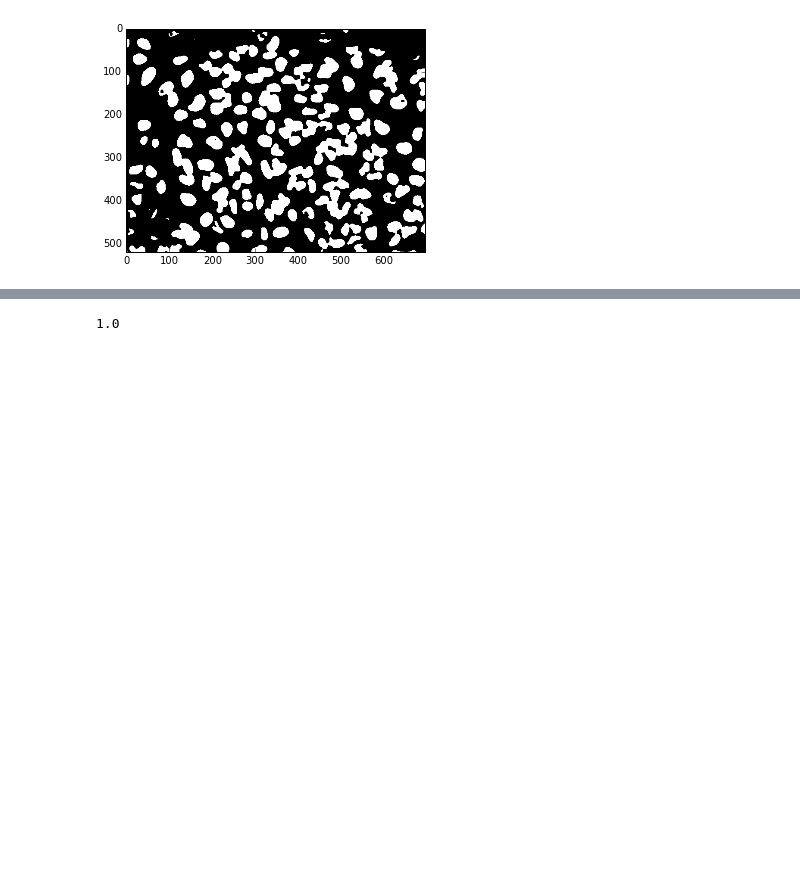
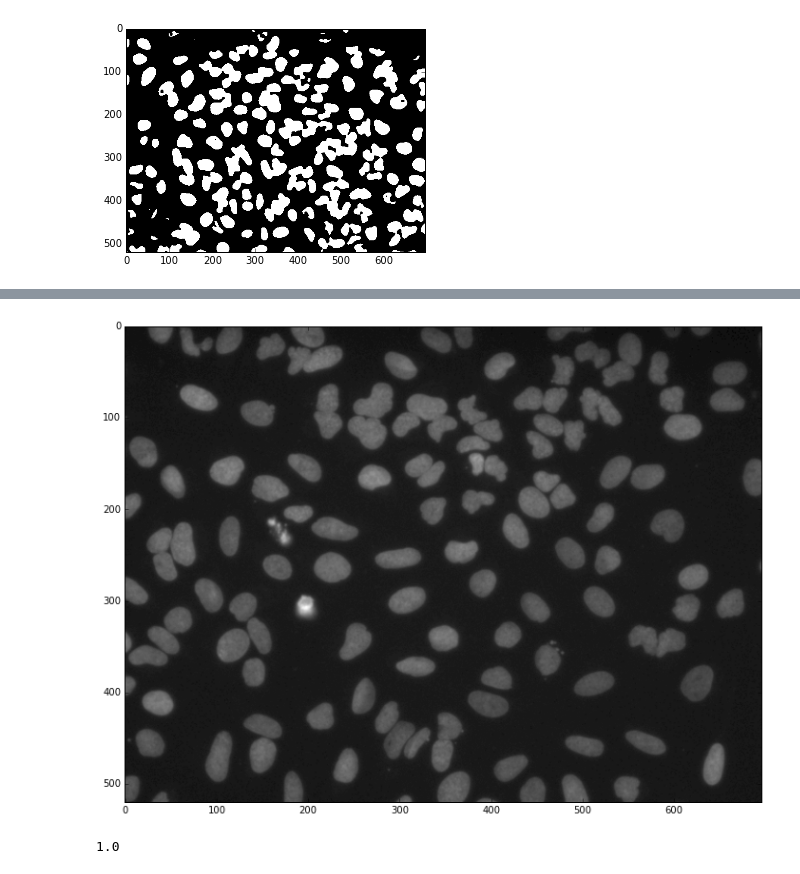
Before and after one commit to rykachevskiy/ds_bowl_2018, a Jupyter notebook: notebooks/Unet.ipynb, the cells around one changed output, grey strips where cells are left out. Drawn from its saved outputs; the diff is of its cells as text; code cells hidden in the pictures; blank space fills up the shorter version.

```diff
--- a/notebooks/Unet.ipynb
+++ b/notebooks/Unet.ipynb
@@ -477,3 +486,7 @@ show(val_data[ind][:,:,1], figsize=(12,12))
+# %%
+show(skimage.exposure.adjust_gamma(val_data[ind], 0.5)[:,:,0], 0  ,figsize= (12,12))
+# %% [output]
+[figure, added]
 # %%
 val_data[0][:,:,0].max()
 # %% [output]
```
Also changed, not shown: parts of 10 cells of this notebook, 1 other file.
